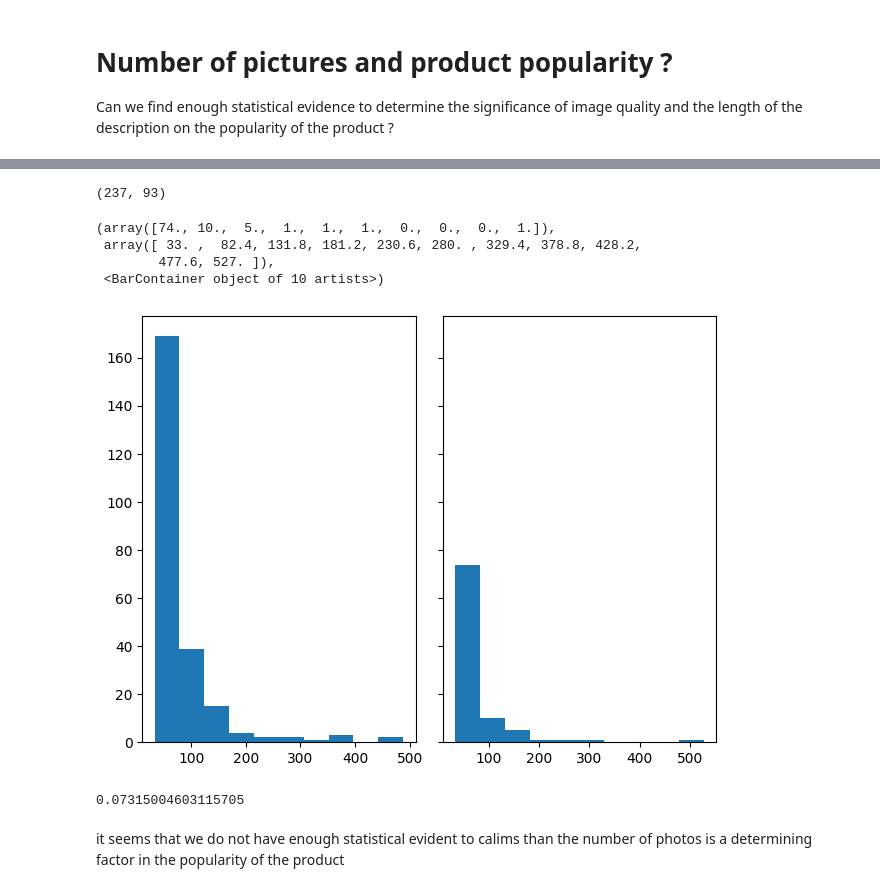
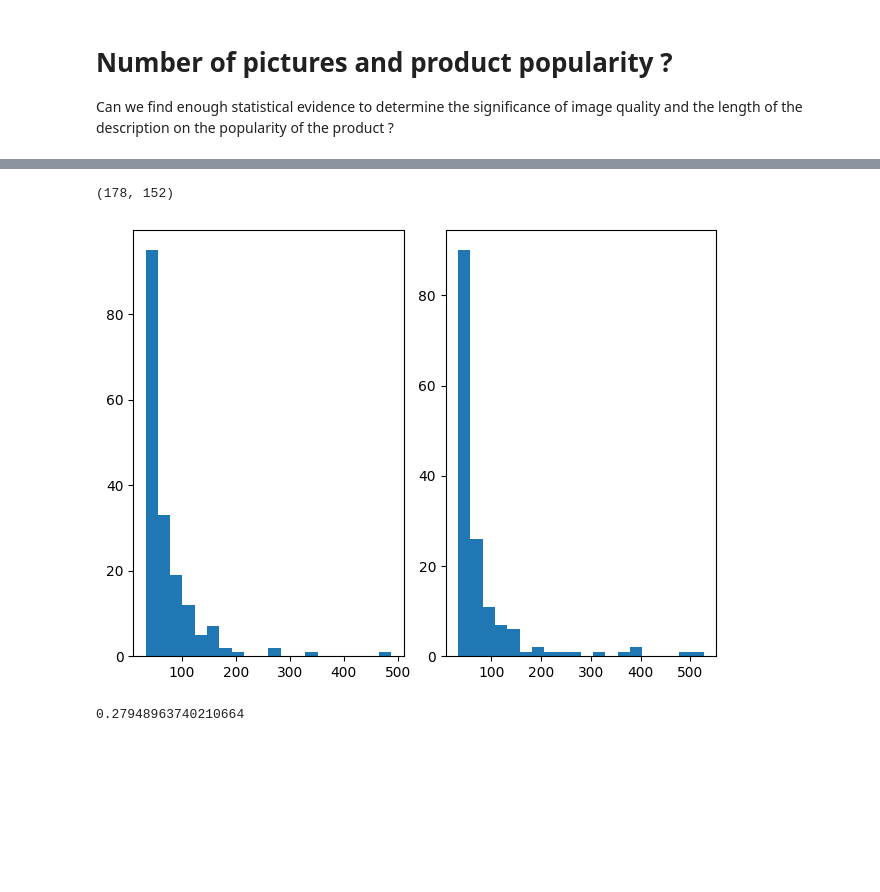
Before and after one commit to ayhem18/Ecommerce_case_study, a Jupyter notebook: data_analysis/products_earning.ipynb, the cells around one changed output, grey strips where cells are left out. Drawn from its saved outputs; the diff is of its cells as text; code cells hidden in the pictures; blank space fills up the shorter version.

```diff
--- a/data_analysis/products_earning.ipynb
+++ b/data_analysis/products_earning.ipynb
@@ -95,5 +96,5 @@ pdf.head()
 # let's try to understand which characteristics affect the product the most: number of photos, description length ?
 pdf['product_photos_qty'].value_counts()
 # let's see if the number of photos make a difference
-pdf['multi_photo'] = (pdf['product_photos_qty'] > 2).astype(int)
+pdf['multi_photo'] = (pdf['product_photos_qty'] > 1).astype(int)
 p0, p1 = pdf[pdf['multi_photo'] == 0], pdf[pdf['multi_photo'] == 1]
@@ -116,15 +101,13 @@ pdf.sort_values('count')
 # %%
 len(p0), len(p1)
 # %% [output]
-(237, 93)
+(178, 152)
 # %%
-fig, axs = plt.subplots(1, 2, sharey=True, tight_layout=True)
+fig, axs = plt.subplots(1, 2, sharey=False, tight_layout=True)
 # We can set the number of bins with the *bins* keyword argument.
-axs[0].hist(p0['count'], bins=10)
-axs[1].hist(p1['count'], bins=10)
+axs[0].hist(p0['count'], bins=20)
+axs[1].hist(p1['count'], bins=20)
+
+plt.show()
 # %% [output]
-(array([74., 10.,  5.,  1.,  1.,  1.,  0.,  0.,  0.,  1.]),
- array([ 33. ,  82.4, 131.8, 181.2, 230.6, 280. , 329.4, 378.8, 428.2,
-        477.6, 527. ]),
- <BarContainer object of 10 artists>)
-[figure, old version]
+[figure, new version]
@@ -131,9 +118,7 @@ axs[1].hist(p1['count'], bins=10)
 # %%
 # can we see the problem now ?
 from scipy.stats import mannwhitneyu
-U1, p = mannwhitneyu(p0['count'].values, p1['count'].values, method='exact')
+U1, p = mannwhitneyu(p0['count'].values, p1['count'].values)
 print(p)
 # %% [output]
-0.07315004603115705
+0.27948963740210664
-# %% [markdown]
-it seems that we do not have enough statistical evident to calims than the number of photos is a determining factor in the popularity of the product
```
Also changed, not shown: parts of 18 cells of this notebook, 2 other files.
